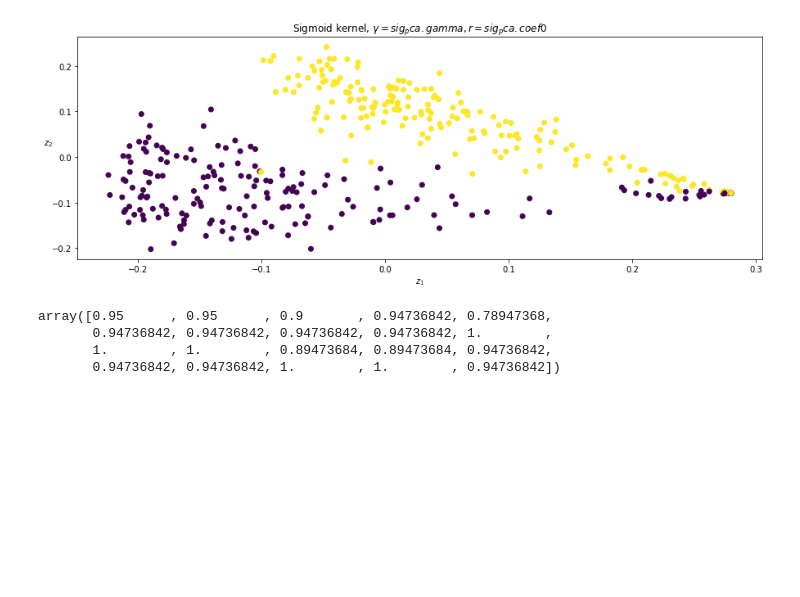
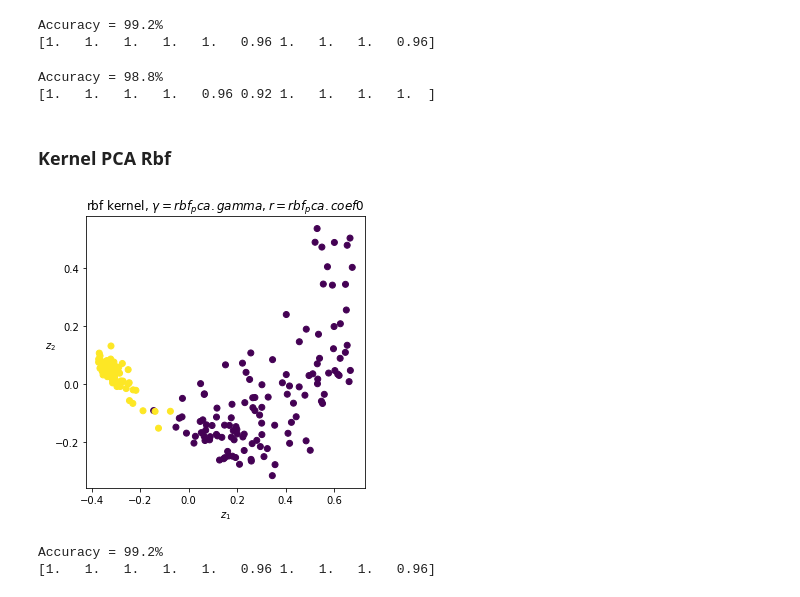
Before and after one commit to andreafabbricatore/ailab, a Jupyter notebook: data_vis/svm.ipynb, the cells around one changed output. Saved outputs shown, nothing was run; the diff lists cells and outputs as text; code cells hidden in the pictures; blank space fills up the shorter version.

```diff
--- a/data_vis/svm.ipynb
+++ b/data_vis/svm.ipynb
@@ -112,0 +219,10 @@ X_reduced = rbf_pca.fit_transform(X2)
+# %%
+## RBF KERNEL SVM
+
+rbf_kernel_svm_clf = make_pipeline(SVC(kernel="rbf", gamma= 0.1, C=1))
+rbf_kernel_svm_clf.fit(X_reduced_tsne, y)
+
+
+poly_rmse = cross_val_score(rbf_kernel_svm_clf, X_reduced_tsne, y, scoring="accuracy", cv=10)
+print(f"Accuracy = {round((sum(poly_rmse) / 10) * 100, 4)}%")
+print(poly_rmse)
@@ -112,0 +252,3 @@ X_reduced = rbf_pca.fit_transform(X2)
+# %%
+lle = LocallyLinearEmbedding(n_components=2, n_neighbors=10, random_state=42)
+X_unrolled = lle.fit_transform(X2)
@@ -113,34 +266,57 @@ X_reduced = rbf_pca.fit_transform(X2)
+# %%
+## POLY KERNEL SVM
+
+poly_kernel_svm_clf = make_pipeline(SVC(kernel="poly", degree=1, coef0=1, C=1000))
+poly_kernel_svm_clf.fit(X_unrolled, y)
+
+poly_rmse = cross_val_score(poly_kernel_svm_clf, X_unrolled, y,
+                              scoring="accuracy", cv=10)
+print(f"Accuracy = {round((sum(poly_rmse) / 10) * 100, 4)}%")
+print(poly_rmse)
+# %% [output]
+Accuracy = 99.2%
+[1.   1.   1.   1.   1.   0.96 1.   1.   1.   0.96]
+# %%
+## RBF KERNEL SVM
+
+rbf_kernel_svm_clf = make_pipeline(SVC(kernel="rbf", gamma= 1, C=1))
+rbf_kernel_svm_clf.fit(X_unrolled, y)
+
+
+poly_rmse = cross_val_score(rbf_kernel_svm_clf, X_unrolled, y, scoring="accuracy", cv=10)
+print(f"Accuracy = {round((sum(poly_rmse) / 10) * 100, 4)}%")
+print(poly_rmse)
+# %% [output]
+Accuracy = 98.8%
+[1.   1.   1.   1.   0.96 0.92 1.   1.   1.   1.  ]
+# %% [markdown]
+### Kernel PCA Rbf
 # %%
-sig_pca = KernelPCA(kernel="sigmoid", gamma=0.0000000001, coef0=1)
-plt.figure(figsize=(15, 5))
+rbf_pca = KernelPCA(kernel="rbf", gamma=0.0000000001, coef0=1)
+plt.figure(figsize=(5, 5))
 
 sig_pca.n_components = 2
 sig_pca.random_state = 42
-X_reduced = sig_pca.fit_transform(X2)
+X_reduced = rbf_pca.fit_transform(X2)
 
 
-plt.title("Sigmoid kernel, $\gamma={sig_pca.gamma}, r={sig_pca.coef0}$")
+plt.title("rbf kernel, $\gamma={rbf_pca.gamma}, r={rbf_pca.coef0}$")
 plt.scatter(X_reduced[:, 0], X_reduced[:, 1], c=y, alpha=1)
 plt.xlabel("$z_1$")
 plt.ylabel("$z_2$", rotation=0)
 plt.show()
 # %% [output]
-[figure, old version]
+[figure, new version]
 # %%
-from sklearn.svm import SVC
-from sklearn.pipeline import make_pipeline
-from sklearn.preprocessing import StandardScaler
-from sklearn.model_selection import cross_val_score
+## POLY KERNEL SVM
 
-poly_kernel_svm_clf = make_pipeline(StandardScaler(),
-                                    SVC(kernel="poly", degree=3, coef0=10, C=100))
+poly_kernel_svm_clf = make_pipeline(SVC(kernel="poly", degree=4, coef0=1, C=1))
 poly_kernel_svm_clf.fit(X_reduced, y)
 
 poly_rmse = cross_val_score(poly_kernel_svm_clf, X_reduced, y,
-                              scoring="accuracy", cv=20)
-poly_rmse
+                              scoring="accuracy", cv=10)
+print(f"Accuracy = {round((sum(poly_rmse) / 10) * 100, 4)}%")
+print(poly_rmse)
 # %% [output]
-array([0.95      , 0.95      , 0.9       , 0.94736842, 0.78947368,
-       0.94736842, 0.94736842, 0.94736842, 0.94736842, 1.        ,
-       1.        , 1.        , 0.89473684, 0.89473684, 0.94736842,
-       0.94736842, 0.94736842, 1.        , 1.        , 0.94736842])
+Accuracy = 99.2%
+[1.   1.   1.   1.   1.   0.96 1.   1.   1.   0.96]
```
Also changed, not shown: parts of 34 cells of this notebook.
